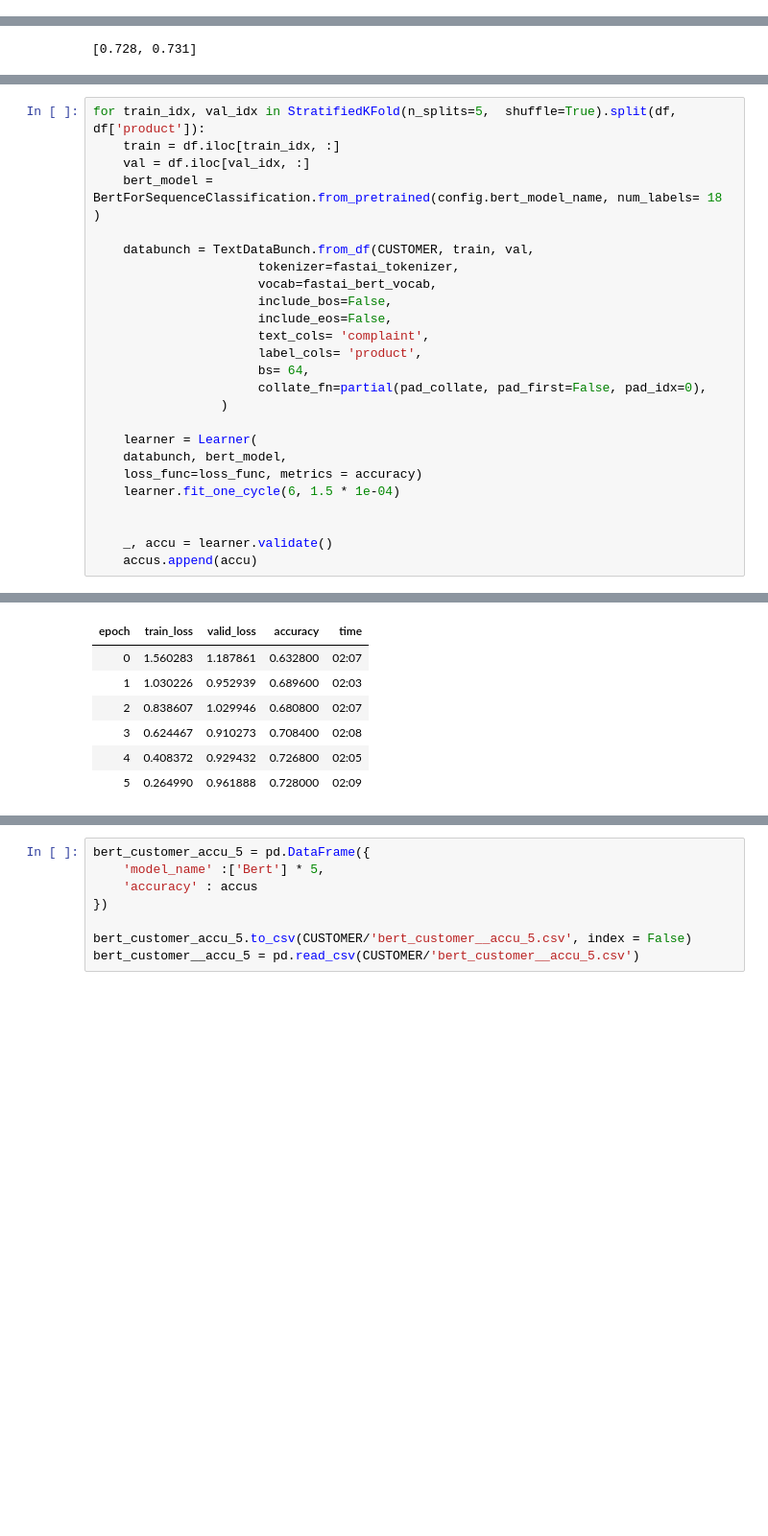
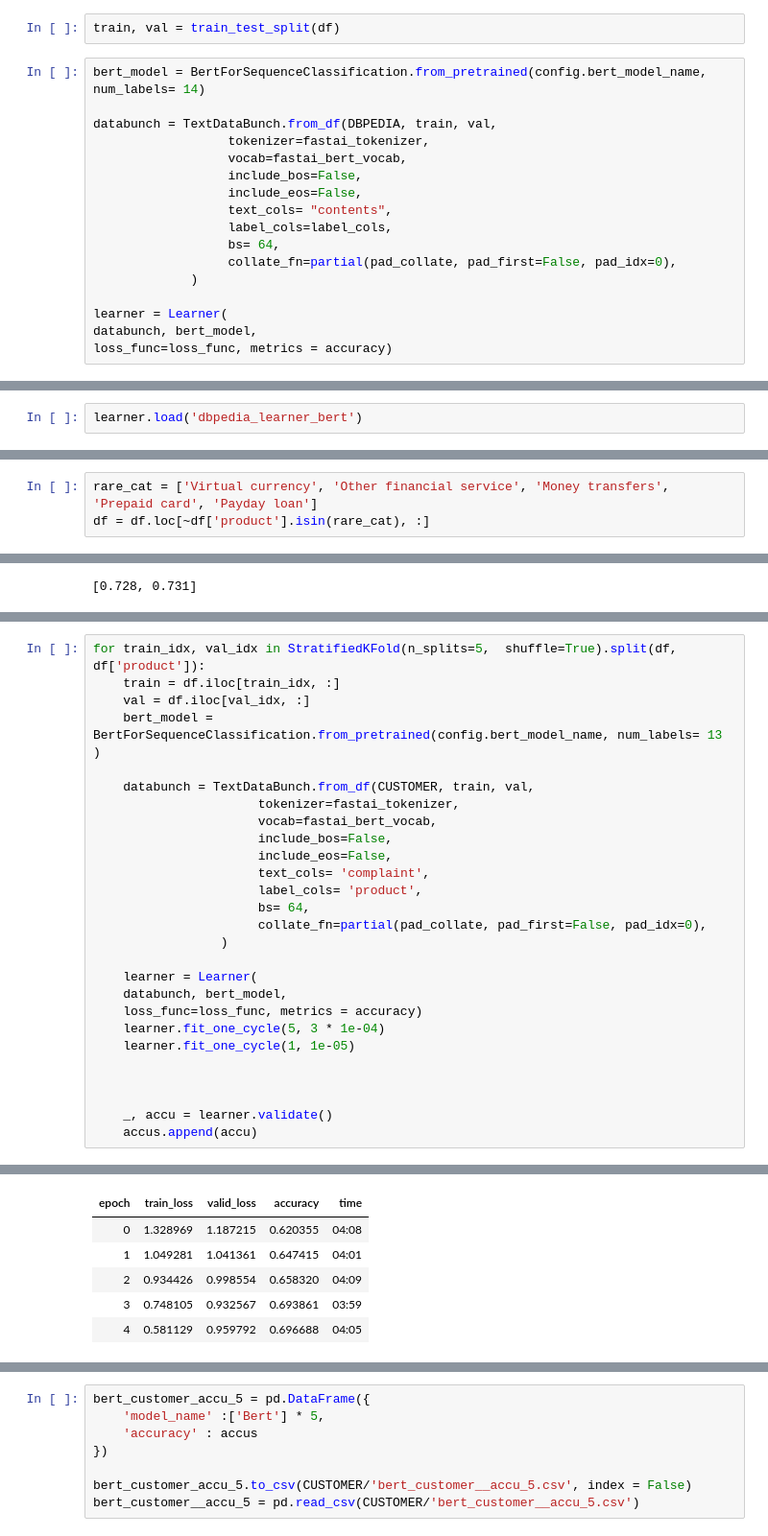
Before and after one commit to DavidykZhao/Frame_experiments, a Jupyter notebook: Frame_experiments.ipynb, the cells around one changed output, grey strips where cells are left out. Shown at 96% size. Saved outputs shown, nothing was run; the diff lists cells and outputs as text; blank space fills up the shorter version.

```diff
--- a/Frame_experiments.ipynb
+++ b/Frame_experiments.ipynb
@@ -586,0 +675,19 @@ ml_dbpedia_accu_10
+# %%
+train, val = train_test_split(df)
+# %%
+bert_model = BertForSequenceClassification.from_pretrained(config.bert_model_name, num_labels= 14)
+
+databunch = TextDataBunch.from_df(DBPEDIA, train, val,
+                  tokenizer=fastai_tokenizer,
+                  vocab=fastai_bert_vocab,
+                  include_bos=False,
+                  include_eos=False,
+                  text_cols= "contents",
+                  label_cols=label_cols,
+                  bs= 64,
+                  collate_fn=partial(pad_collate, pad_first=False, pad_idx=0),
+             )
+
+learner = Learner(
+databunch, bert_model,
+loss_func=loss_func, metrics = accuracy)
@@ -586,0 +697,2 @@ ml_dbpedia_accu_10
+# %%
+learner.load('dbpedia_learner_bert')
@@ -1280,3 +1426,6 @@ df.head(2)
 |  | product | complaint |
 | 0 | Debt collection | For over a month, I have been get... |
 | 1 | Credit reporting, credit repair s... | XX/XX/XXXX, a series on letters t... |
+# %%
+rare_cat = ['Virtual currency', 'Other financial service', 'Money transfers', 'Prepaid card', 'Payday loan']
+df = df.loc[~df['product'].isin(rare_cat), :]
@@ -1333,35 +1501,36 @@ accus
 # %%
 for train_idx, val_idx in StratifiedKFold(n_splits=5,  shuffle=True).split(df, df['product']):
     train = df.iloc[train_idx, :]
     val = df.iloc[val_idx, :]
-    bert_model = BertForSequenceClassification.from_pretrained(config.bert_model_name, num_labels= 18 )
+    bert_model = BertForSequenceClassification.from_pretrained(config.bert_model_name, num_labels= 13 )
 
     databunch = TextDataBunch.from_df(CUSTOMER, train, val,
                       tokenizer=fastai_tokenizer,
                       vocab=fastai_bert_vocab,
                       include_bos=False,
                       include_eos=False,
                       text_cols= 'complaint',
                       label_cols= 'product',
                       bs= 64,
                       collate_fn=partial(pad_collate, pad_first=False, pad_idx=0),
                  )
 
     learner = Learner(
     databunch, bert_model,
     loss_func=loss_func, metrics = accuracy)
-    learner.fit_one_cycle(6, 1.5 * 1e-04)
+    learner.fit_one_cycle(5, 3 * 1e-04)
+    learner.fit_one_cycle(1, 1e-05)
+
 
 
     _, accu = learner.validate()
     accus.append(accu)
 # %% [output]
 [interactive output not drawn]
 [interactive output not drawn]
 | epoch | train_loss | valid_loss | accuracy | time |
-| 0 | 1.560283 | 1.187861 | 0.632800 | 02:07 |
-| 1 | 1.030226 | 0.952939 | 0.689600 | 02:03 |
-| 2 | 0.838607 | 1.029946 | 0.680800 | 02:07 |
-| 3 | 0.624467 | 0.910273 | 0.708400 | 02:08 |
-| 4 | 0.408372 | 0.929432 | 0.726800 | 02:05 |
-| 5 | 0.264990 | 0.961888 | 0.728000 | 02:09 |
+| 0 | 1.328969 | 1.187215 | 0.620355 | 04:08 |
+| 1 | 1.049281 | 1.041361 | 0.647415 | 04:01 |
+| 2 | 0.934426 | 0.998554 | 0.658320 | 04:09 |
+| 3 | 0.748105 | 0.932567 | 0.693861 | 03:59 |
+| 4 | 0.581129 | 0.959792 | 0.696688 | 04:05 |
```
Also changed, not shown: parts of 26 cells of this notebook.
